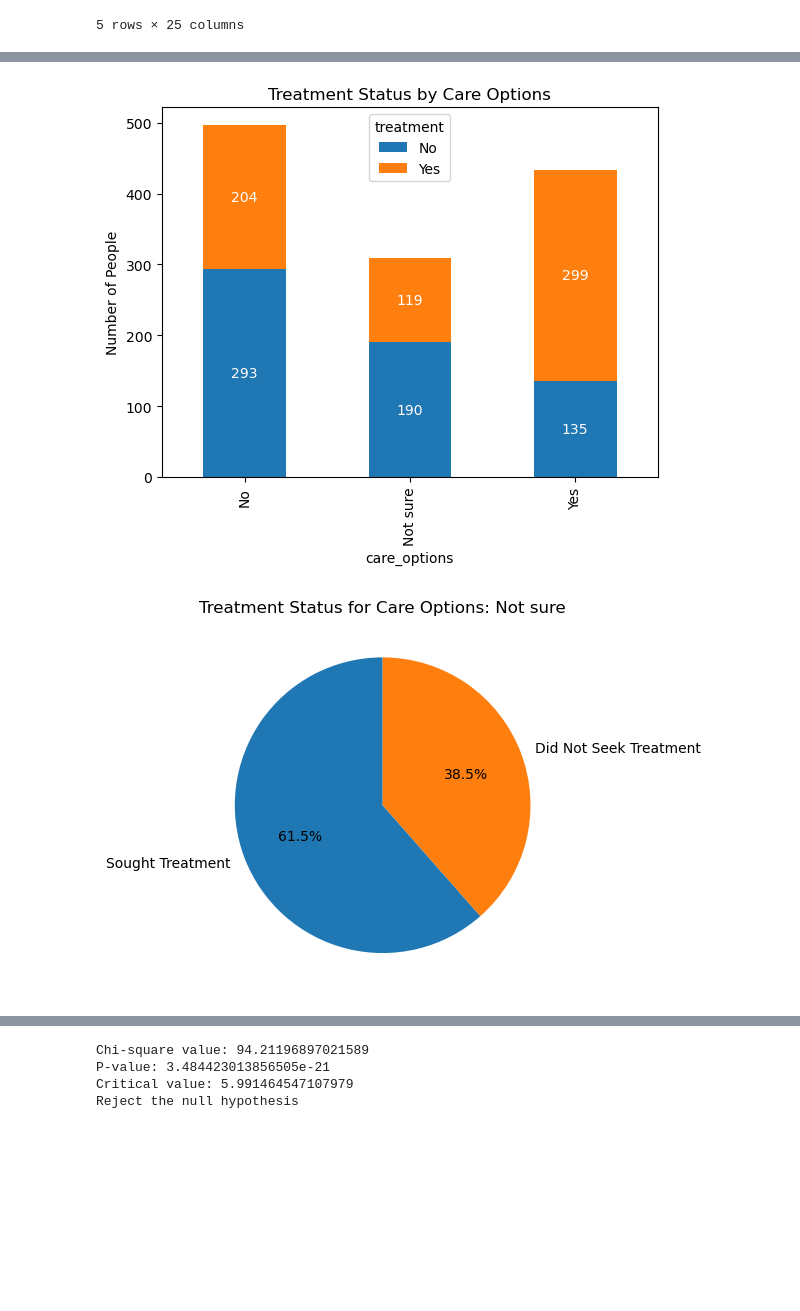
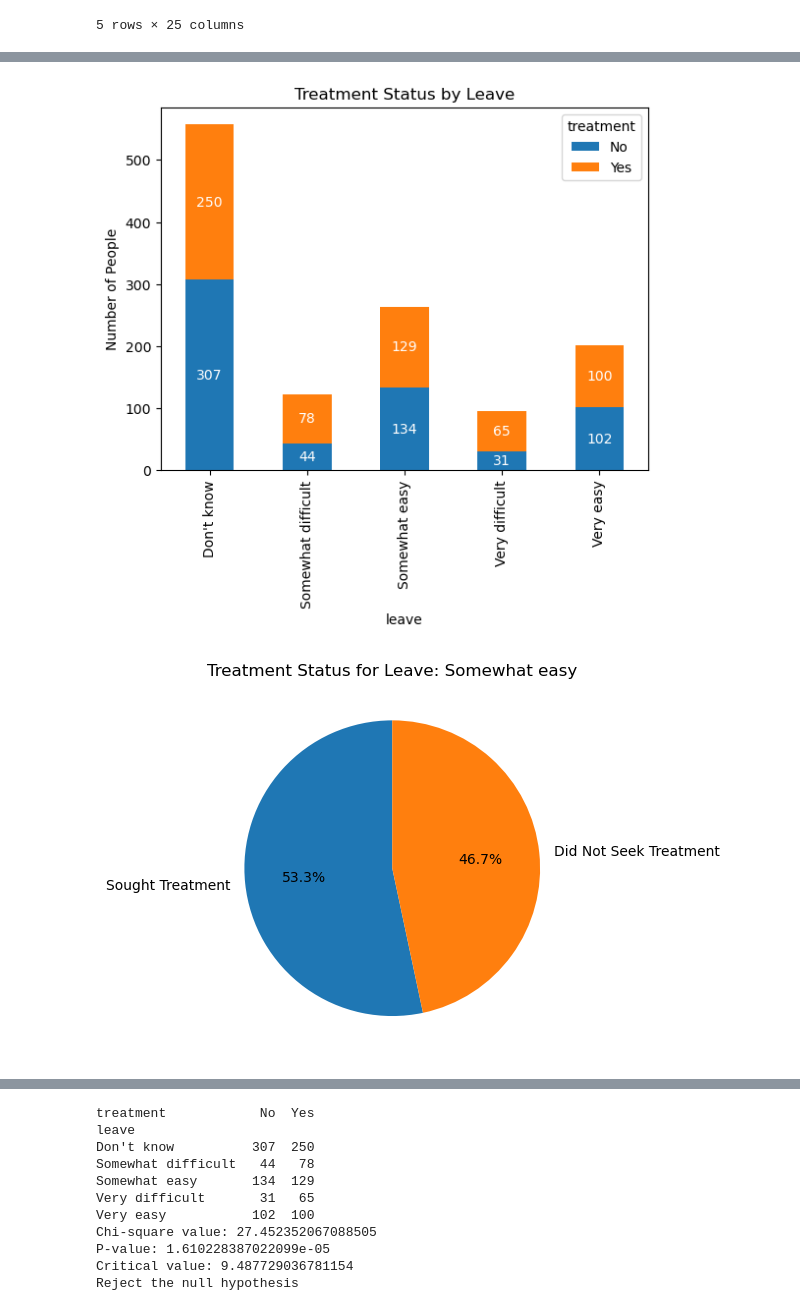
Before and after one commit to Bettypani/mental-health-survey-analysis, a Jupyter notebook: code/survey-data-script.ipynb, the cells around one changed output, grey strips where cells are left out. Cells and saved outputs as stored; diff of their text form; code cells hidden in the pictures; blank space fills up the shorter version.

Commit message:
additional calcs and data cleaning

```diff
--- a/code/survey-data-script.ipynb
+++ b/code/survey-data-script.ipynb
@@ -208,13 +229,26 @@ for option in seekhelp_options:
 
 # create a contingency table for stat calcs
 contingency_table = pd.crosstab(survey_data_df['seek_help'], survey_data_df['treatment'])
+print(contingency_table)
 
 # perform chi-square test
-chi2, p, _, _ = st.chi2_contingency(contingency_table)
+chi2, p, _, expected = st.chi2_contingency(contingency_table)
+
+# calculate critical value
+alpha = 0.05  # choose your significance level
+degrees_of_freedom = (contingency_table.shape[0] - 1) * (contingency_table.shape[1] - 1)
+critical_value = st.chi2.ppf(1 - alpha, degrees_of_freedom)
 
 # print results of stat calcs
 print(f"Chi-square value: {chi2}")
 print(f"P-value: {p}")
+print(f"Critical value: {critical_value}")
+
+# compare chi2 and critical_value for decision
+if chi2 > critical_value:
+    print("Reject the null hypothesis")
+else:
+    print("Fail to reject the null hypothesis")
 # %% [output]
 [figure]
 [figure]
@@ -225,11 +327,10 @@ P-value: 0.005807706904442143
 # %%
-# Group by 'care_options' and 'treatment', and count the occurrences
-care_options_treatment_counts = survey_data_df.groupby(['care_options', 'treatment']).size().unstack().fillna(0)
+leave_treatment_counts = survey_data_df.groupby(['leave', 'treatment']).size().unstack().fillna(0)
 
 # Plot bar chart
-ax = care_options_treatment_counts.plot(kind='bar', stacked=True)
+ax = leave_treatment_counts.plot(kind='bar', stacked=True)
 ax.set_ylabel('Number of People')
-ax.set_title('Treatment Status by Care Options')
+ax.set_title('Treatment Status by Leave')
 
 for p in ax.patches:
     width, height = p.get_width(), p.get_height()
@@ -237,39 +338,39 @@ for p in ax.patches:
     ax.annotate(f'{height:.0f}', (x + width / 2, y + height / 2), ha='center', va='center', color='white')
 
 plt.show()
 
-# Plot pie chart for each 'care_options'
-care_options = survey_data_df['care_options'].unique()
+leave_options = survey_data_df['leave'].unique()
 
-for option in care_options:
-    option_data = survey_data_df[survey_data_df['care_options'] == option]['treatment'].value_counts()
+for option in leave_options:
+    leave_option_data = survey_data_df[survey_data_df['leave'] == option]['treatment'].value_counts()
 
     fig, ax = plt.subplots()
-    ax.pie(option_data, labels=['Sought Treatment', 'Did Not Seek Treatment'], autopct='%1.1f%%', startangle=90)
-    ax.set_title(f'Treatment Status for Care Options: {option}')
+    ax.pie(phc_option_data, labels=['Sought Treatment', 'Did Not Seek Treatment'], autopct='%1.1f%%', startangle=90)
+    ax.set_title(f'Treatment Status for Leave: {option}')
     plt.show()
 
 # create a contingency table for stat calcs
-contingency_table = pd.crosstab(survey_data_df['care_options'], survey_data_df['treatment'])
+contingency_table = pd.crosstab(survey_data_df['leave'], survey_data_df['treatment'])
+print(contingency_table)
 
 # perform chi-square test
 chi2, p, _, expected = st.chi2_contingency(contingency_table)
 
 # calculate critical value
 alpha = 0.05  # choose your significance level
 degrees_of_freedom = (contingency_table.shape[0] - 1) * (contingency_table.shape[1] - 1)
 critical_value = st.chi2.ppf(1 - alpha, degrees_of_freedom)
 
 # print results of stat calcs
 print(f"Chi-square value: {chi2}")
 print(f"P-value: {p}")
 print(f"Critical value: {critical_value}")
 
 # compare chi2 and critical_value for decision
 if chi2 > critical_value:
     print("Reject the null hypothesis")
 else:
     print("Fail to reject the null hypothesis")
 # %% [output]
-[figure, old version]
+[figure, new version]
-[figure, old version]
+[figure, new version]
@@ -278,4 +381,11 @@ else:
-Chi-square value: 94.21196897021589
-P-value: 3.484423013856505e-21
-Critical value: 5.991464547107979
+treatment            No  Yes
+leave
+Don't know          307  250
+Somewhat difficult   44   78
+Somewhat easy       134  129
+Very difficult       31   65
+Very easy           102  100
+Chi-square value: 27.452352067088505
+P-value: 1.610228387022099e-05
+Critical value: 9.487729036781154
 Reject the null hypothesis
```
Also changed, not shown: parts of 10 cells of this notebook, 1 other file.
